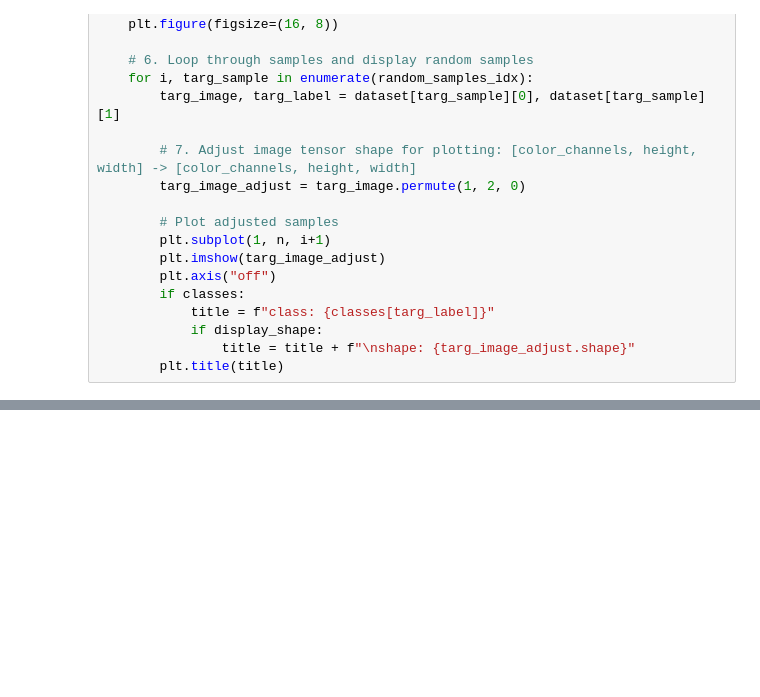
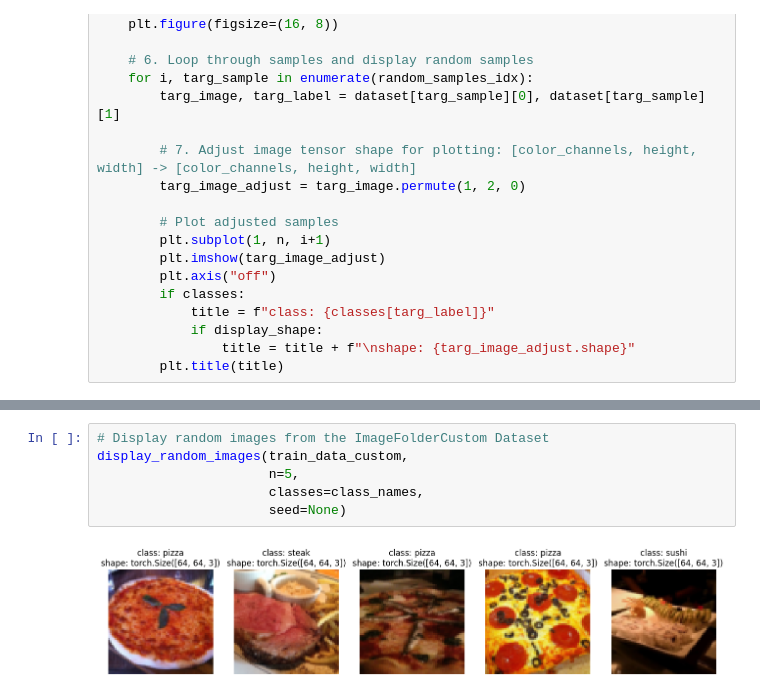
Before and after one commit to ashwinkck/FoodVision-Mini, a Jupyter notebook: pytorch_custom_datasets.ipynb, the cells around one changed output, grey strips where cells are left out. Drawn from its saved outputs; the diff is of its cells as text; blank space fills up the shorter version.

```diff
--- a/pytorch_custom_datasets.ipynb
+++ b/pytorch_custom_datasets.ipynb
@@ -556,0 +557,8 @@ display_random_images(train_data,
+# %%
+# Display random images from the ImageFolderCustom Dataset
+display_random_images(train_data_custom,
+                      n=5,
+                      classes=class_names,
+                      seed=None)
+# %% [output]
+[figure, added]
```
Also changed, not shown: parts of 1 cell of this notebook.
